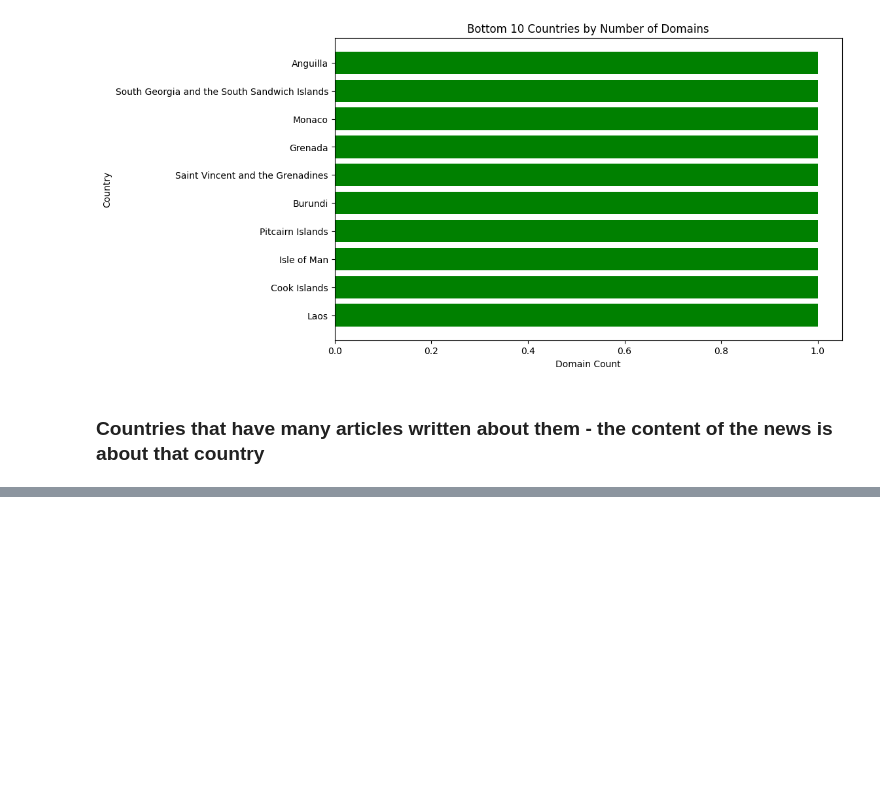
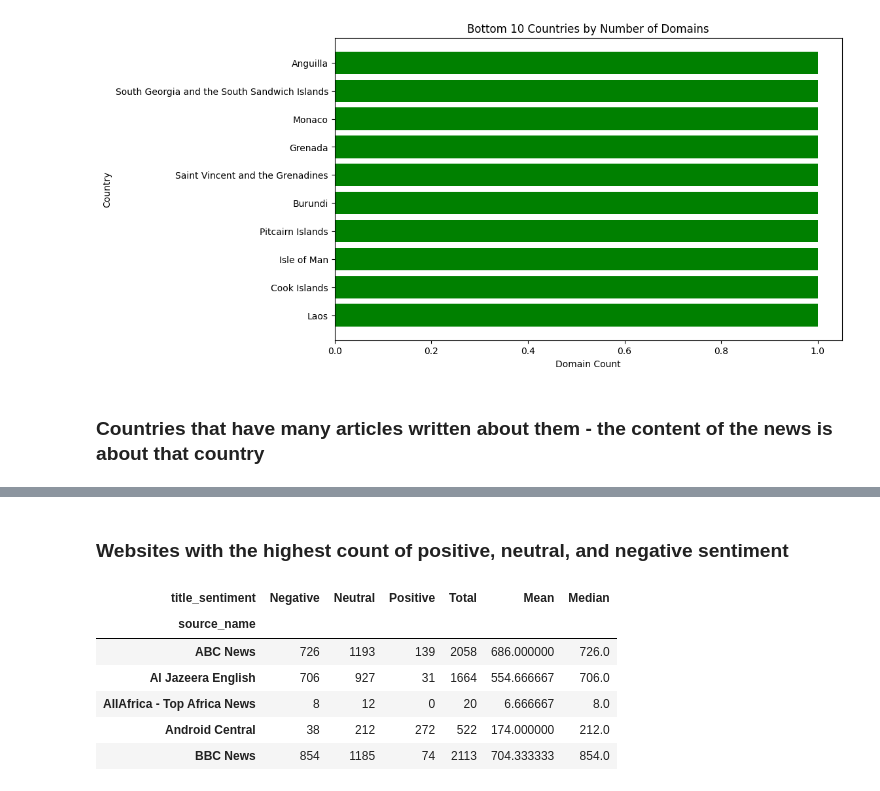
Before and after one commit to MamaMoh/news_correlation_10ac_week0, a Jupyter notebook: notebooks/eda.ipynb, the cells around one changed output, grey strips where cells are left out. Cells and saved outputs as stored; diff of their text form; code cells hidden in the pictures; blank space fills up the shorter version.

```diff
--- a/notebooks/eda.ipynb
+++ b/notebooks/eda.ipynb
@@ -300,0 +302,19 @@ print(popular_countries)
+# %% [markdown]
+### Websites with the highest count of positive, neutral, and negative sentiment
+# %%
+from src.utils import website_sentiment_distribution
+
+# Ensure sentiment column is categorical and defined
+ratingData['title_sentiment'] = ratingData['title_sentiment'].astype('category')
+
+# Get sentiment distribution with mean and median
+sentiment_distribution = website_sentiment_distribution(ratingData)
+sentiment_distribution.head()
+# %% [output]
+| title_sentiment | Negative | Neutral | Positive | Total | Mean | Median |
+| source_name |  |  |  |  |  |  |
+| ABC News | 726 | 1193 | 139 | 2058 | 686.000000 | 726.0 |
+| Al Jazeera English | 706 | 927 | 31 | 1664 | 554.666667 | 706.0 |
+| AllAfrica - Top Africa News | 8 | 12 | 0 | 20 | 6.666667 | 8.0 |
+| Android Central | 38 | 212 | 272 | 522 | 174.000000 | 212.0 |
+| BBC News | 854 | 1185 | 74 | 2113 | 704.333333 | 854.0 |
```
Also changed, not shown: parts of 5 cells of this notebook, 1 other file.
